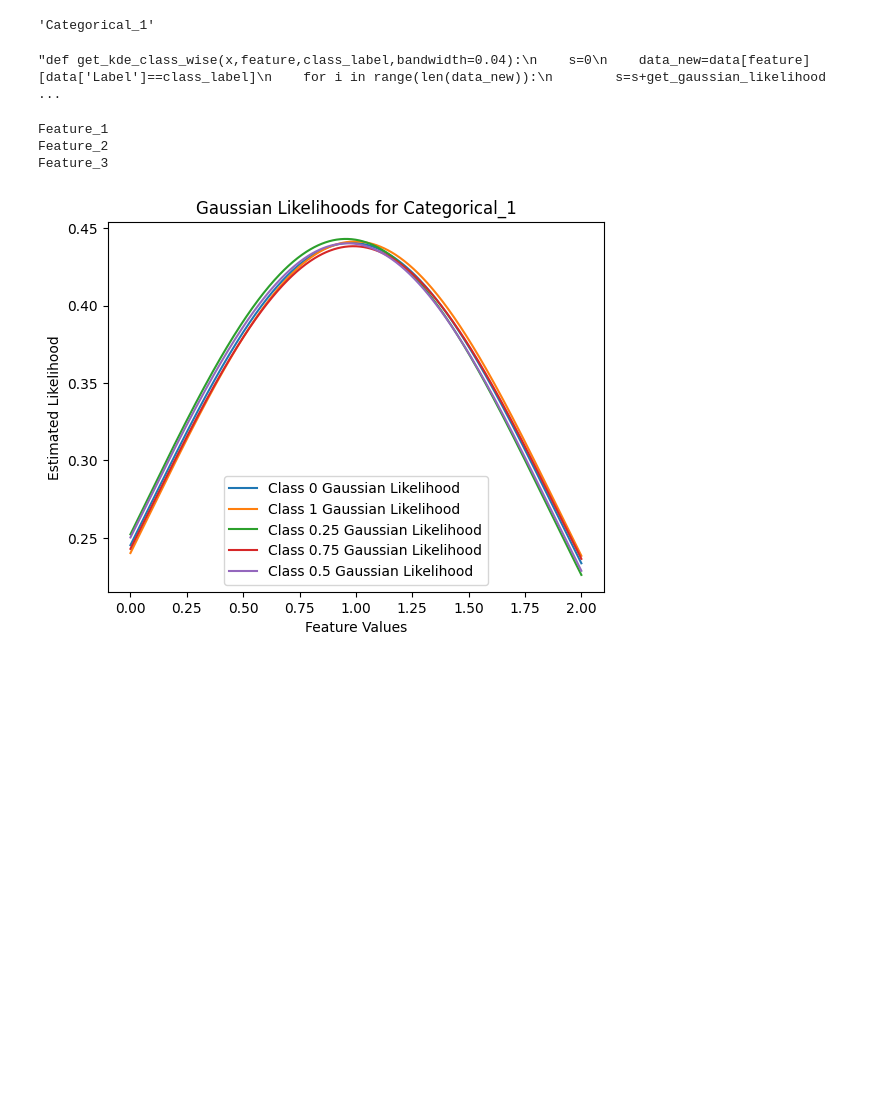
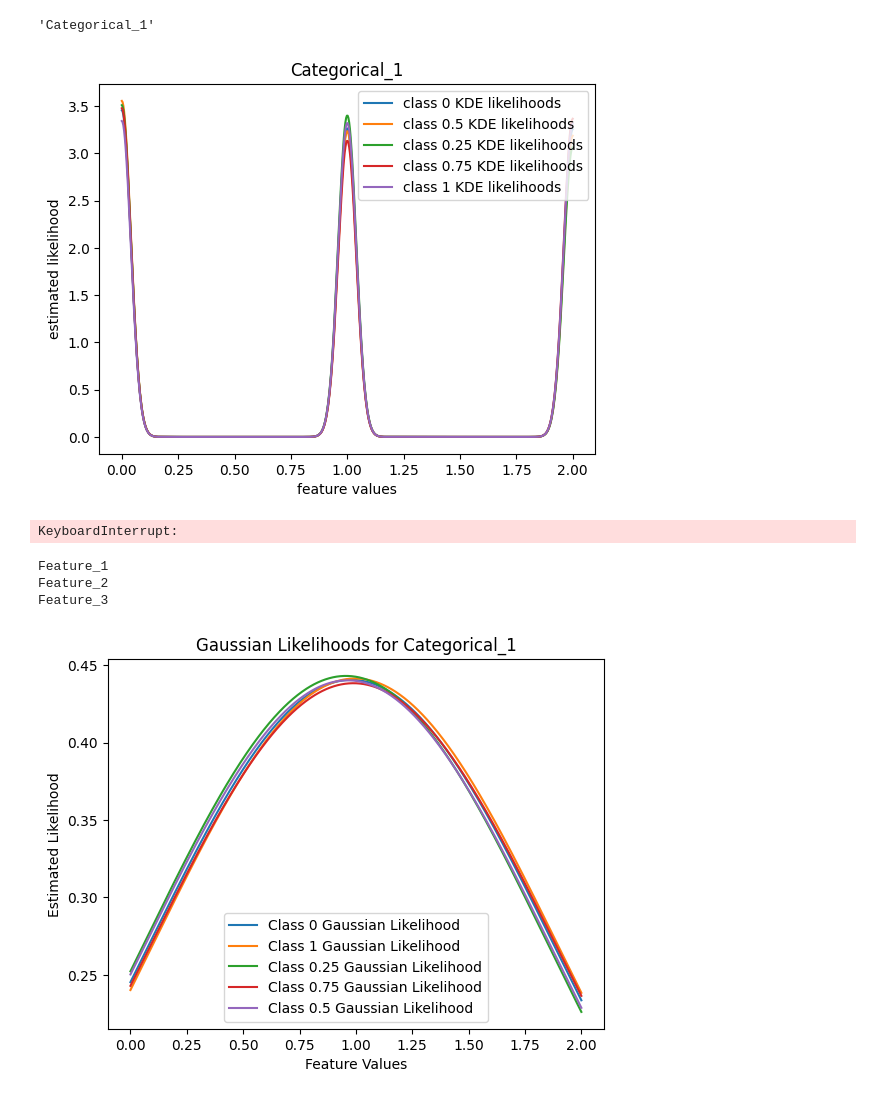
Before and after one commit to rajvee18/machine_learning_1, a Jupyter notebook: assignment1.ipynb, the cells around one changed output. Saved outputs shown, nothing was run; the diff lists cells and outputs as text; code cells hidden in the pictures; blank space fills up the shorter version.

```diff
--- a/assignment1.ipynb
+++ b/assignment1.ipynb
@@ -108,7 +112,7 @@ feature1
 # %% [output]
 'Categorical_1'
 # %%
-'''def get_kde_class_wise(x,feature,class_label,bandwidth=0.04):
+def get_kde_class_wise(x,feature,class_label,bandwidth=0.04):
     s=0
     data_new=data[feature][data['Label']==class_label]
     for i in range(len(data_new)):
@@ -127,38 +131,39 @@ for feature in data.columns:
 
     kde_class_1=[]
     for i in range(len(grid)):
         kde=get_kde_class_wise(grid[i],feature,1)
         kde_class_1.append(kde)
 
 
     kde_class_025=[]
     for i in range(len(grid)):
-        kde=get_kde_class_wise(grid[i],feature,0.25)
+        kde=get_kde_class_wise(grid[i],feature,2)
         kde_class_025.append(kde)
 
 
     kde_class_075=[]
     for i in range(len(grid)):
-        kde=get_kde_class_wise(grid[i],feature,0.75)
+        kde=get_kde_class_wise(grid[i],feature,3)
         kde_class_075.append(kde)
 
     kde_class_05=[]
     for i in range(len(grid)):
-        kde=get_kde_class_wise(grid[i],feature,0.5)
+        kde=get_kde_class_wise(grid[i],feature,4)
         kde_class_05.append(kde)
 
     plt.plot(grid,kde_class_0, label='class 0 KDE likelihoods')
     plt.plot(grid,kde_class_05, label='class 0.5 KDE likelihoods')
     plt.plot(grid,kde_class_025, label='class 0.25 KDE likelihoods')
     plt.plot(grid,kde_class_075, label='class 0.75 KDE likelihoods')
     plt.plot(grid,kde_class_1, label='class 1 KDE likelihoods')
     plt.xlabel('feature values')
     plt.ylabel('estimated likelihood')
     plt.title(feature)
     plt.legend()
-    plt.show()'''
+    plt.show()
 # %% [output]
+[figure, added]
-"def get_kde_class_wise(x,feature,class_label,bandwidth=0.04):\n    s=0\n    data_new=data[feature][data['Label']==class_label]\n    for i in range(len(data_new)):\n        s=s+get_gaussian_likelihood ...
+KeyboardInterrupt:
 # %%
 for feature in continuous_features:
     print(feature)
```
Also changed, not shown: parts of 6 cells of this notebook.
